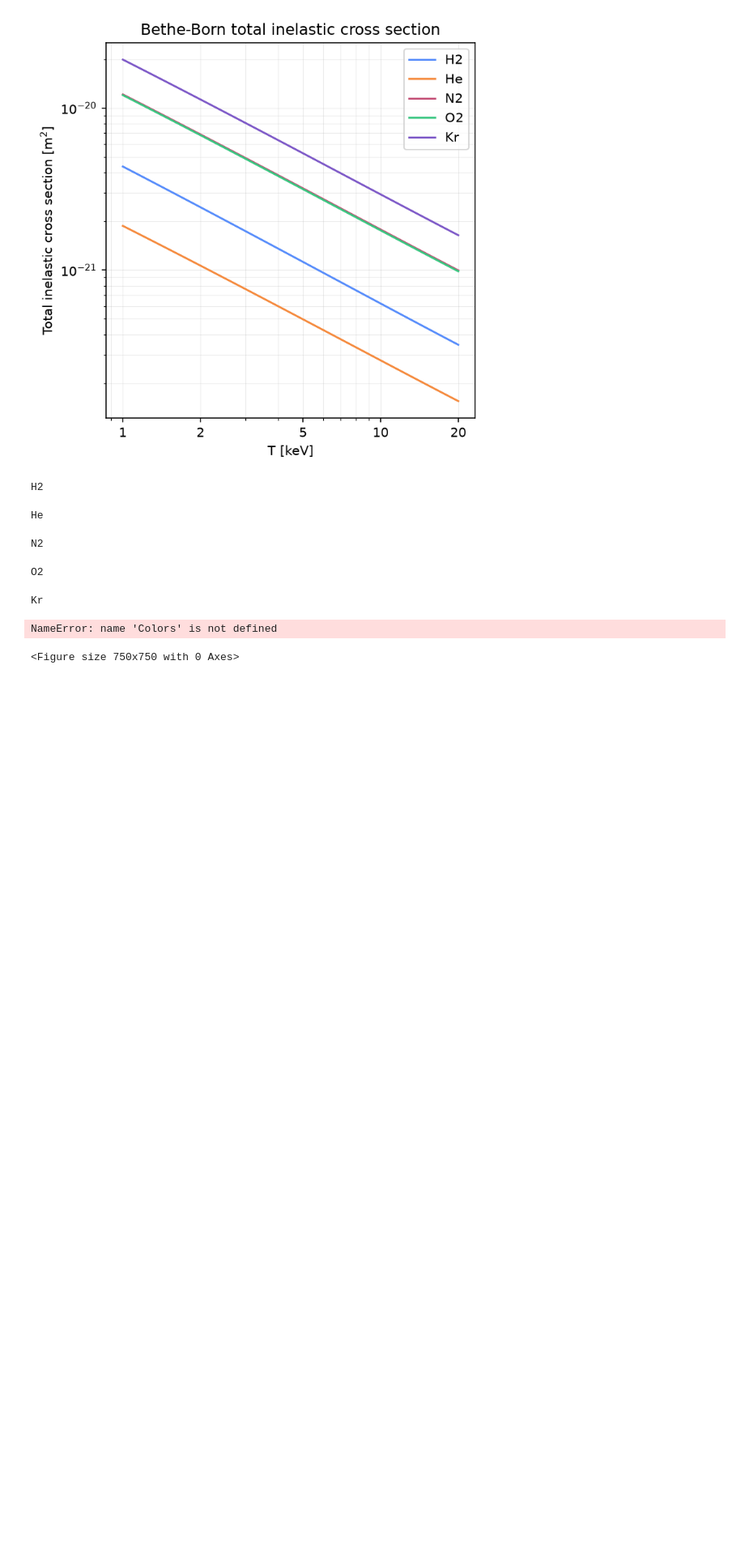
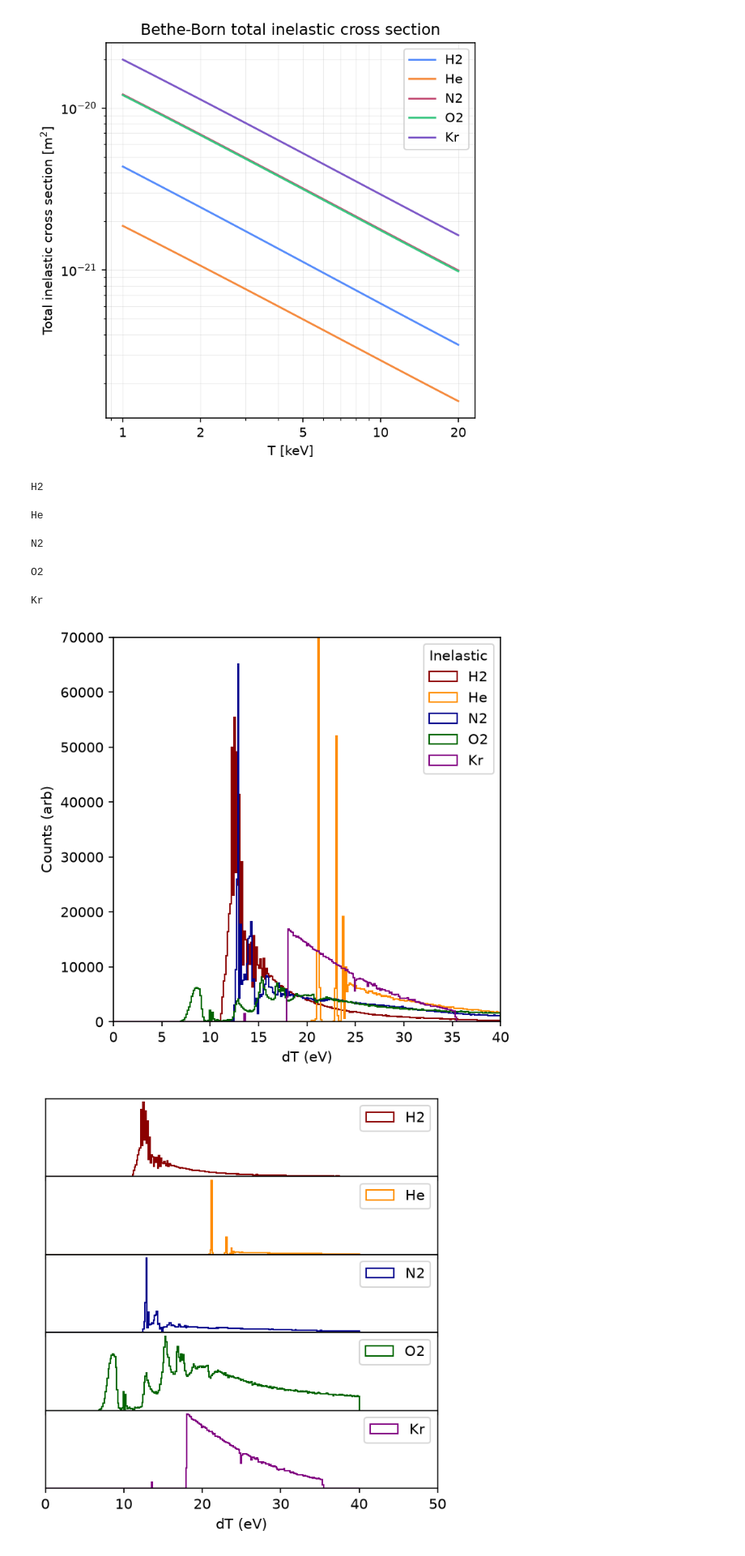
Before and after one commit to benjpjones/Project8ElectronScattering, a Jupyter notebook: OscillatorStrengthScattering.ipynb, the cells around one changed output. Shown at 81% size. Saved outputs shown, nothing was run; the diff lists cells and outputs as text; code cells hidden in the pictures; blank space fills up the shorter version.

```diff
--- a/OscillatorStrengthScattering.ipynb
+++ b/OscillatorStrengthScattering.ipynb
@@ -56,41 +56,41 @@ Kr
 
 plt.figure(figsize=(5,5),dpi=150)
 for s in species:
-    plt.hist(dTs[s],bins=np.linspace(0,40,300),histtype="step",label=s,color=Colors[s])
+    plt.hist(dTs[s],bins=np.linspace(0,40,300),histtype="step",label=s,color=gases.Colors[s])
 plt.xlabel("dT (eV)")
 plt.xlim(0,40)
 plt.ylim(0,70000)
 
 plt.ylabel("Counts (arb)")
 plt.legend(loc='upper right',title='Inelastic')
 plt.show()
 
 
 fig = plt.figure(figsize=(5,5),dpi=150)
 gs = fig.add_gridspec(5, hspace=0)
 axs = gs.subplots(sharex=True)
 ci=0
 for s in species:
-    axs[ci].hist(dTs[s],bins=np.linspace(0,40,300),histtype="step",label=s,color=Colors[s])
+    axs[ci].hist(dTs[s],bins=np.linspace(0,40,300),histtype="step",label=s,color=gases.Colors[s])
     axs[ci].legend(loc='upper right')
     axs[ci].set_xlim(0,50)
     axs[ci].set_yticks([])
     ci=ci+1
 for ax in axs:
     ax.label_outer()
 plt.xlabel("dT (eV)")
 plt.savefig("Plots/InelasticOscStrengthEnergy.png",dpi=150,bbox_inches='tight')
 plt.show()
 
 plt.figure(figsize=(5,5),dpi=150)
 for s in species:
-    plt.hist(np.array(dThs[s])*180/np.pi,bins=np.linspace(0,1.4,300),histtype="step",label=s,color=Colors[s])
+    plt.hist(np.array(dThs[s])*180/np.pi,bins=np.linspace(0,1.4,300),histtype="step",label=s,color=gases.Colors[s])
 plt.xlim(0,1)
 plt.xlabel(r"$\theta$")
 plt.ylabel("Counts (arb)")
 plt.legend(loc='upper right',title='Inelastic')
 plt.savefig("Plots/InelasticOscStrengthAngle.png",dpi=150,bbox_inches='tight')
 plt.show()
 # %% [output]
-NameError: name 'Colors' is not defined
-<Figure size 750x750 with 0 Axes>
+[figure, added]
+[figure, added]
```
Also changed, not shown: parts of 1 cell of this notebook.
